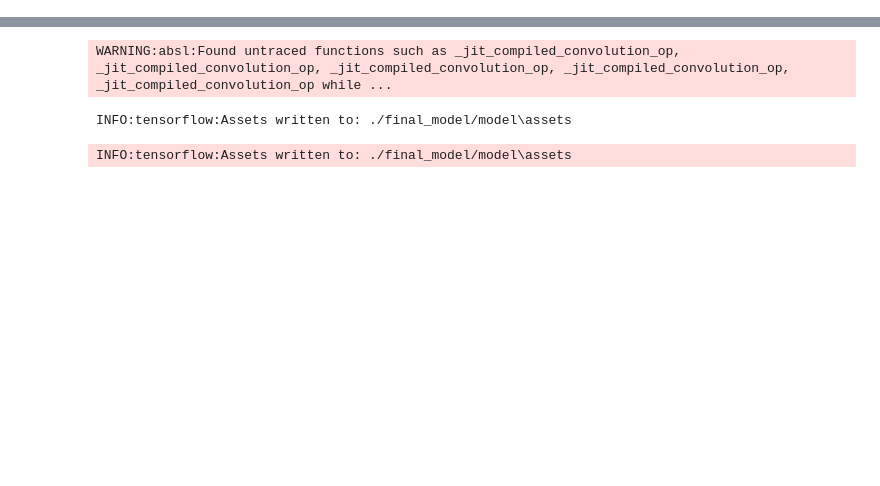
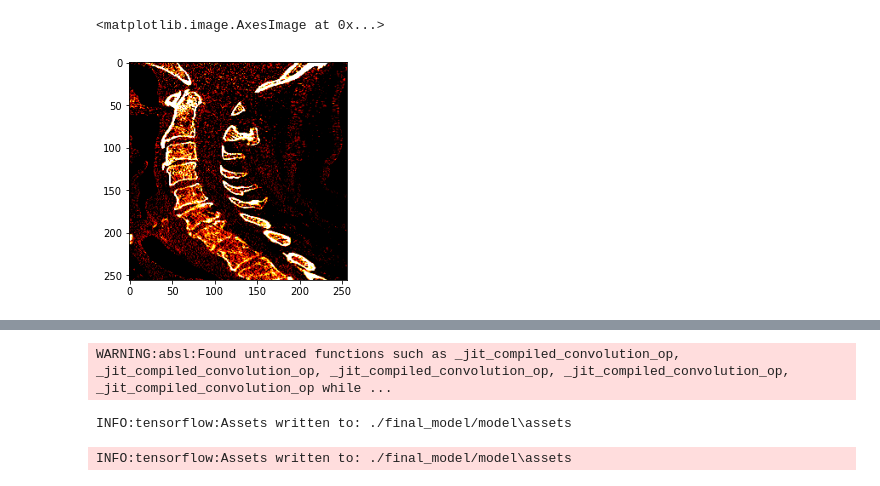
Before and after one commit to SiavashShirzad/RSNA-2022-Cervical-Spine-Fracture-Detection, a Jupyter notebook: rsna-fracture-sagittal-image-classification.ipynb, the cells around one changed output, grey strips where cells are left out. Drawn from its saved outputs; the diff is of its cells as text; code cells hidden in the pictures; blank space fills up the shorter version.

```diff
--- a/rsna-fracture-sagittal-image-classification.ipynb
+++ b/rsna-fracture-sagittal-image-classification.ipynb
@@ -108,0 +153,5 @@ for patient in tqdm(patients[111:]):
+# %%
+plt.imshow(img)
+# %% [output]
+<matplotlib.image.AxesImage at 0x...>
+[figure, added]
```
Also changed, not shown: parts of 46 cells of this notebook.
